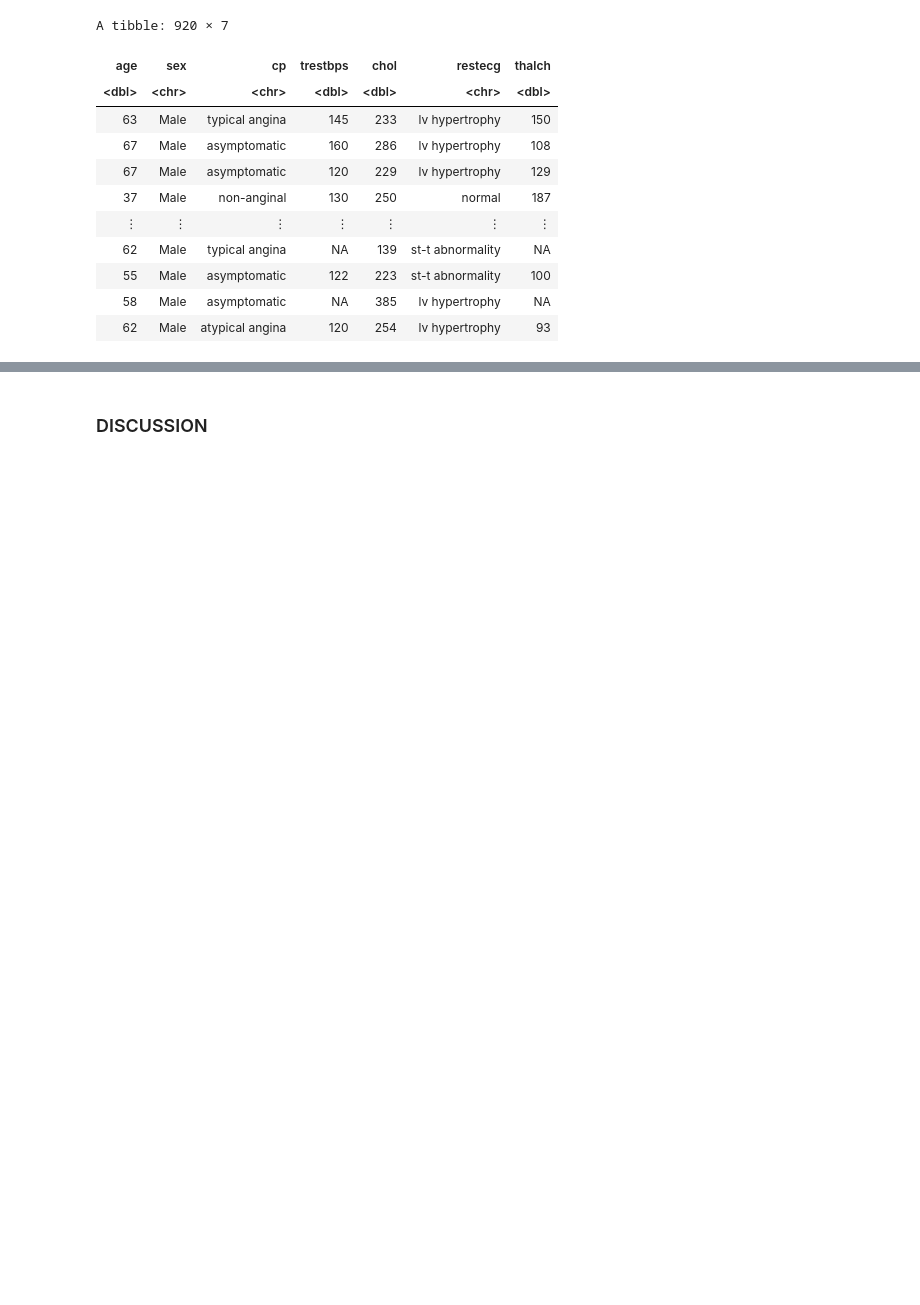
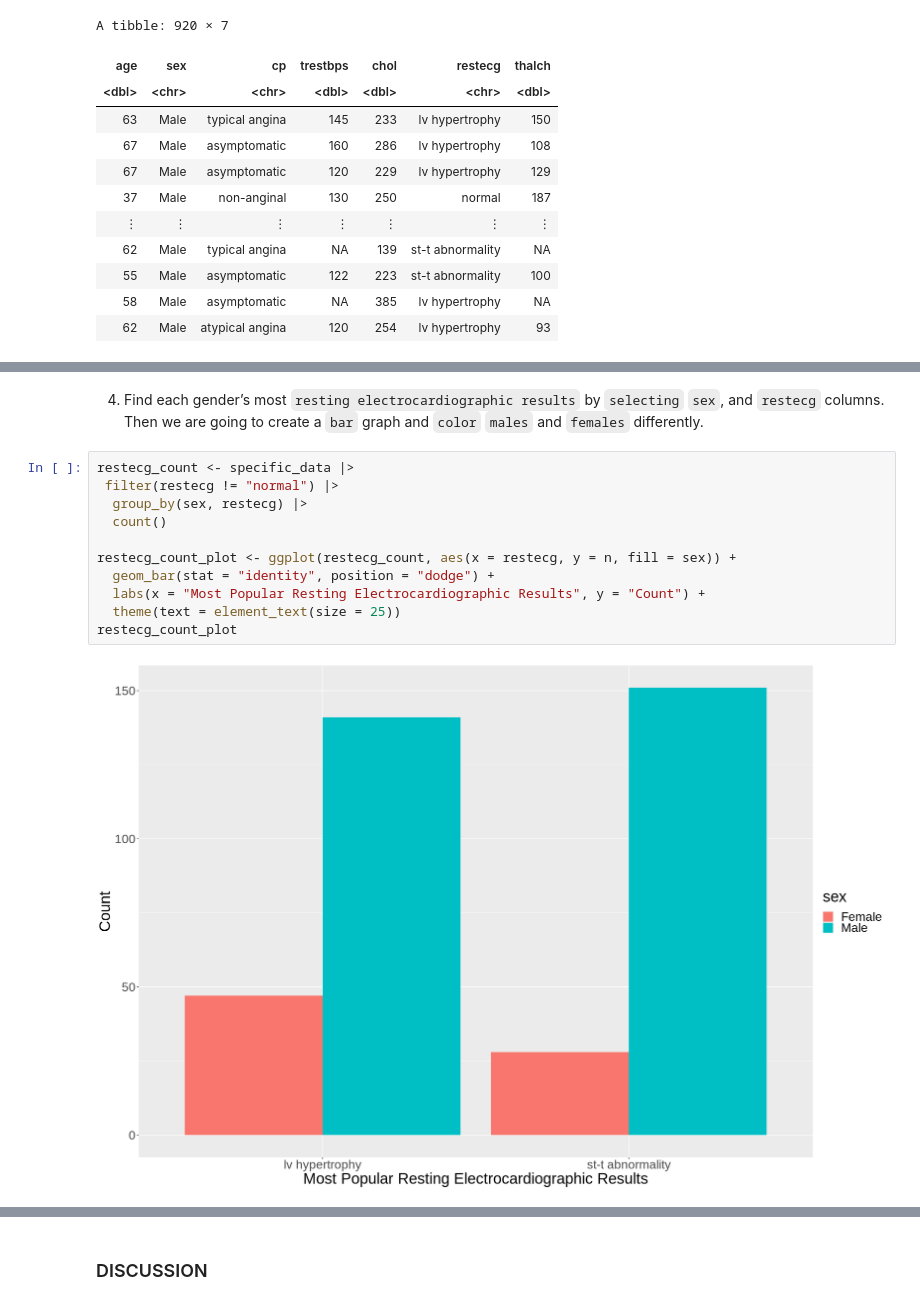
Before and after one commit to raulortiz04/dsci-100-2023s1-group-59, a Jupyter notebook: Project_Report.ipynb, the cells around one changed output, grey strips where cells are left out. Saved outputs shown, nothing was run; the diff lists cells and outputs as text; blank space fills up the shorter version.

```diff
--- a/Project_Report.ipynb
+++ b/Project_Report.ipynb
@@ -170,0 +140,15 @@ Warning message:
+# %% [markdown]
+4. Find each gender’s most `resting electrocardiographic results` by `selecting` `sex`, and `restecg` columns. Then we are going to create a `bar` graph and `color` `males` and `females` differently.
+# %%
+restecg_count <- specific_data |>
+ filter(restecg != "normal") |>
+  group_by(sex, restecg) |>
+  count()
+
+restecg_count_plot <- ggplot(restecg_count, aes(x = restecg, y = n, fill = sex)) +
+  geom_bar(stat = "identity", position = "dodge") +
+  labs(x = "Most Popular Resting Electrocardiographic Results", y = "Count") +
+  theme(text = element_text(size = 25))
+restecg_count_plot
+# %% [output]
+[figure, added]
```
Also changed, not shown: parts of 14 cells of this notebook.
